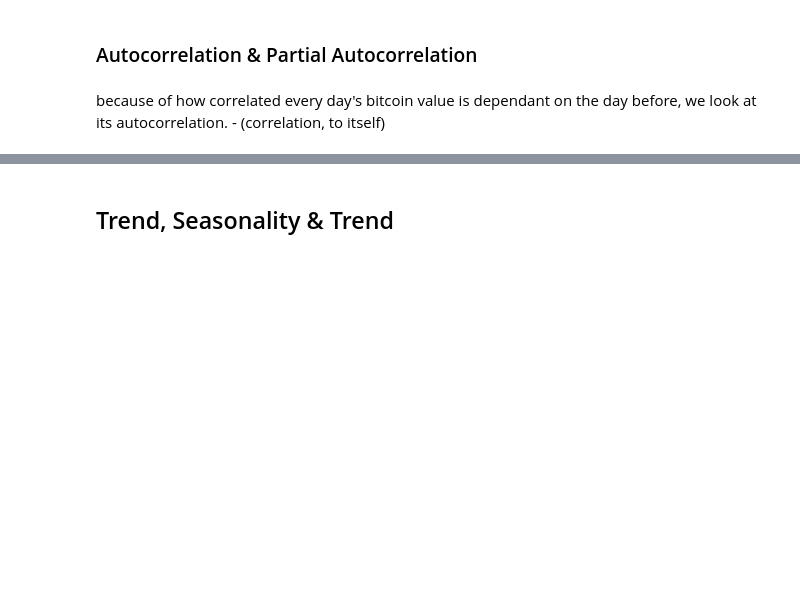
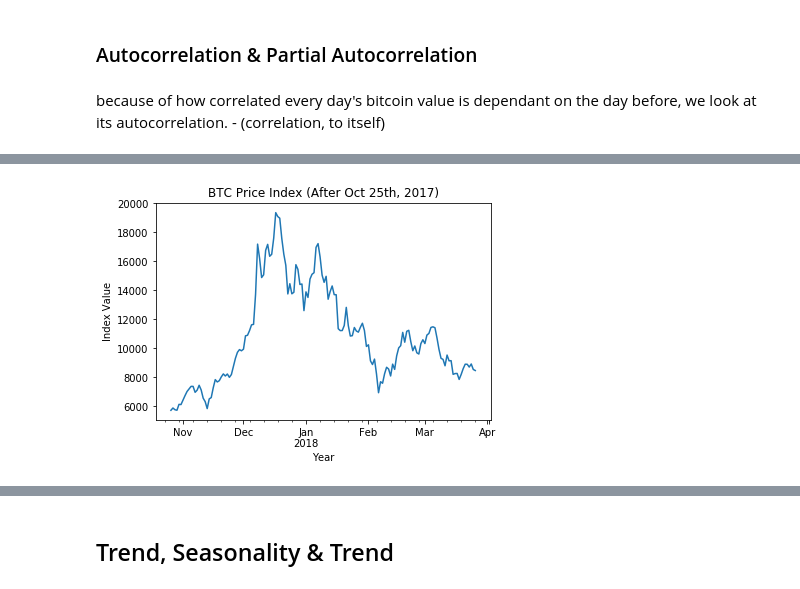
Before and after one commit to Mikhail-Naumov/Another_Bitcoin_Predictor, a Jupyter notebook: BitCoin.ipynb, the cells around one changed output, grey strips where cells are left out. Cells and saved outputs as stored; diff of their text form; code cells hidden in the pictures; blank space fills up the shorter version.

```diff
--- a/BitCoin.ipynb
+++ b/BitCoin.ipynb
@@ -228,7 +216,9 @@ plot_pacf(crypto.open, lags=30);
 # %%
 #
 crypto[crypto.index>'2017-10-25']['open'].plot()
 plt.title('{} Price Index (After Oct 25th, 2017)'.format(c_))
-plt.ylabel('Dollars')
+plt.ylabel('Index Value')
 plt.xlabel('Year');
+# %% [output]
+[figure, added]
 # %%
```
Also changed, not shown: parts of 65 cells of this notebook.
